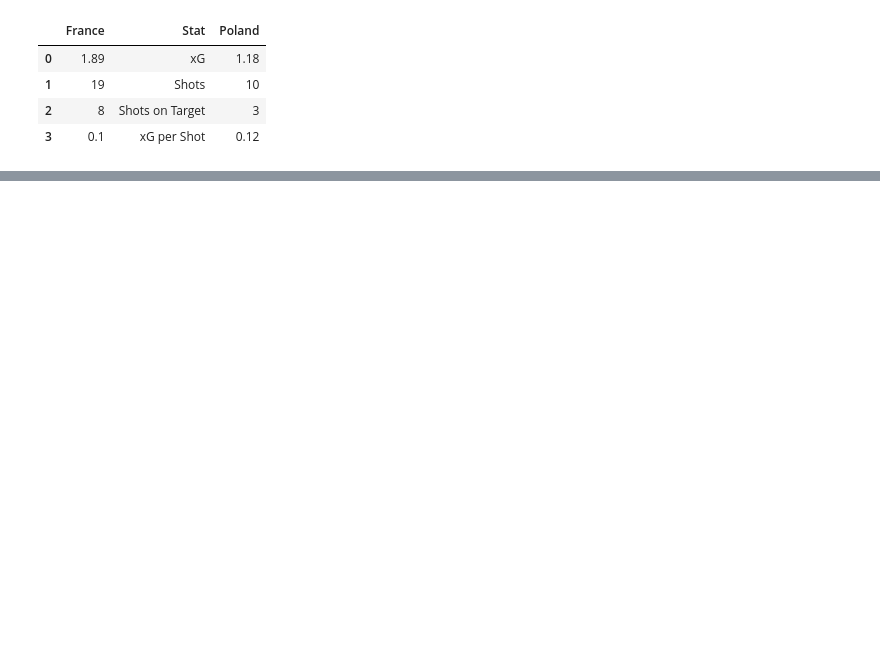
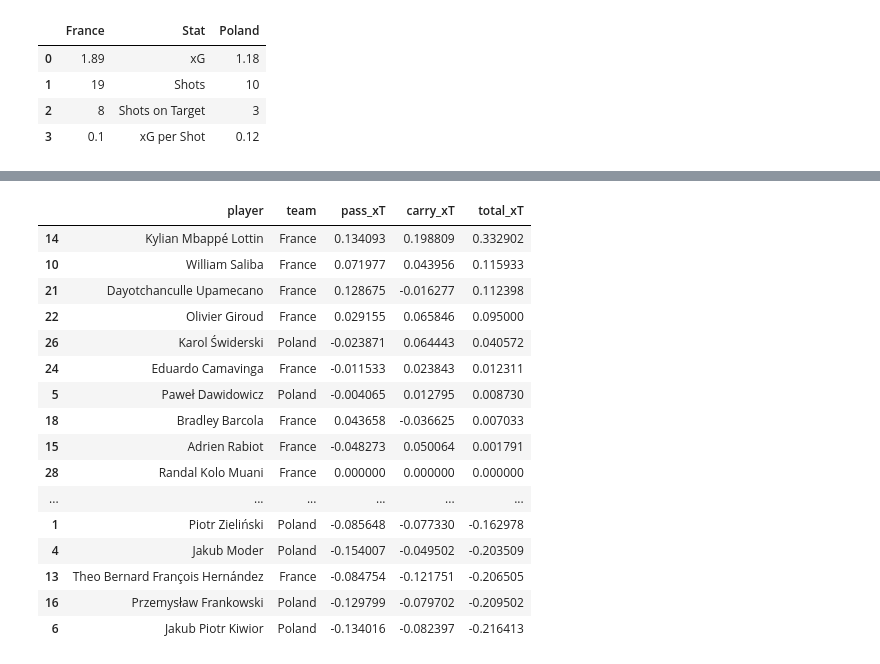
Before and after one commit to AKapich/Euro_Dashboard_Creator, a Jupyter notebook: chart_preparation.ipynb, the cells around one changed output, grey strips where cells are left out. Cells and saved outputs as stored; diff of their text form; code cells hidden in the pictures; blank space fills up the shorter version.

```diff
--- a/chart_preparation.ipynb
+++ b/chart_preparation.ipynb
@@ -59,0 +133,34 @@ def shotmap(match_id, team, ax, inverse=False):
+# %%
+def get_players_xT(match_id):
+    xT = pd.read_csv("https://raw.githubusercontent.com/AKapich/WorldCup_App/main/app/xT_Grid.csv", header=None)
+    xT = np.array(xT)
+    xT_rows, xT_cols = xT.shape
+    events = sb.events(match_id=match_id)
+
+    players = events[['player', 'team']].drop_duplicates().dropna()
+
+    def get_xT(type):
+        df = events[events['type']==type]
+        df['start_x'], df['start_y'] = zip(*df['location'])
+        df['end_x'], df['end_y'] = zip(*df[f'{type.lower()}_end_location'])
+
+        df[f'start_{type.lower()}_x_bin'] = pd.cut(df['start_x'], bins=xT_cols, labels=False)
+        df[f'start_{type.lower()}_y_bin'] = pd.cut(df['start_y'], bins=xT_rows, labels=False)
+        df[f'end_{type.lower()}_x_bin'] = pd.cut(df['end_x'], bins=xT_cols, labels=False)
+        df[f'end_{type.lower()}_y_bin'] = pd.cut(df['end_x'], bins=xT_rows, labels=False)
+        df['start_zone_value'] = df[[f'start_{type.lower()}_x_bin', f'start_{type.lower()}_y_bin']].apply(lambda z: xT[z[1]][z[0]], axis=1)
+        df['end_zone_value'] = df[[f'end_{type.lower()}_x_bin', f'end_{type.lower()}_y_bin']].apply(lambda z: xT[z[1]][z[0]], axis=1)
+        df[f'{type.lower()}_xT'] = df['start_zone_value']-df['end_zone_value']
+
+        return df[['player', f'{type.lower()}_xT']]
+
+    for type in ['Pass', 'Carry']:
+        xT_df = get_xT(type)
+        xT_df = xT_df.groupby('player').sum()
+        players = pd.merge(players, xT_df, on='player', how='left')
+
+    players = players.fillna(0)
+    players['total_xT'] = players['pass_xT'] + players['carry_xT']
+    players = players.sort_values('total_xT', ascending=False)
+
+    return players
@@ -59,0 +212,20 @@ def shotmap(match_id, team, ax, inverse=False):
+# %%
+xtdf
+# %% [output]
+|  | player | team | pass_xT | carry_xT | total_xT |
+| 14 | Kylian Mbappé Lottin | France | 0.134093 | 0.198809 | 0.332902 |
+| 10 | William Saliba | France | 0.071977 | 0.043956 | 0.115933 |
+| 21 | Dayotchanculle Upamecano | France | 0.128675 | -0.016277 | 0.112398 |
+| 22 | Olivier Giroud | France | 0.029155 | 0.065846 | 0.095000 |
+| 26 | Karol Świderski | Poland | -0.023871 | 0.064443 | 0.040572 |
+| 24 | Eduardo Camavinga | France | -0.011533 | 0.023843 | 0.012311 |
+| 5 | Paweł Dawidowicz | Poland | -0.004065 | 0.012795 | 0.008730 |
+| 18 | Bradley Barcola | France | 0.043658 | -0.036625 | 0.007033 |
+| 15 | Adrien Rabiot | France | -0.048273 | 0.050064 | 0.001791 |
+| 28 | Randal Kolo Muani | France | 0.000000 | 0.000000 | 0.000000 |
+| ... | ... | ... | ... | ... | ... |
+| 1 | Piotr Zieliński | Poland | -0.085648 | -0.077330 | -0.162978 |
+| 4 | Jakub Moder | Poland | -0.154007 | -0.049502 | -0.203509 |
+| 13 | Theo Bernard François Hernández | France | -0.084754 | -0.121751 | -0.206505 |
+| 16 | Przemysław Frankowski | Poland | -0.129799 | -0.079702 | -0.209502 |
+| 6 | Jakub Piotr Kiwior | Poland | -0.134016 | -0.082397 | -0.216413 |
```
Also changed, not shown: parts of 14 cells of this notebook, 4 other files.
